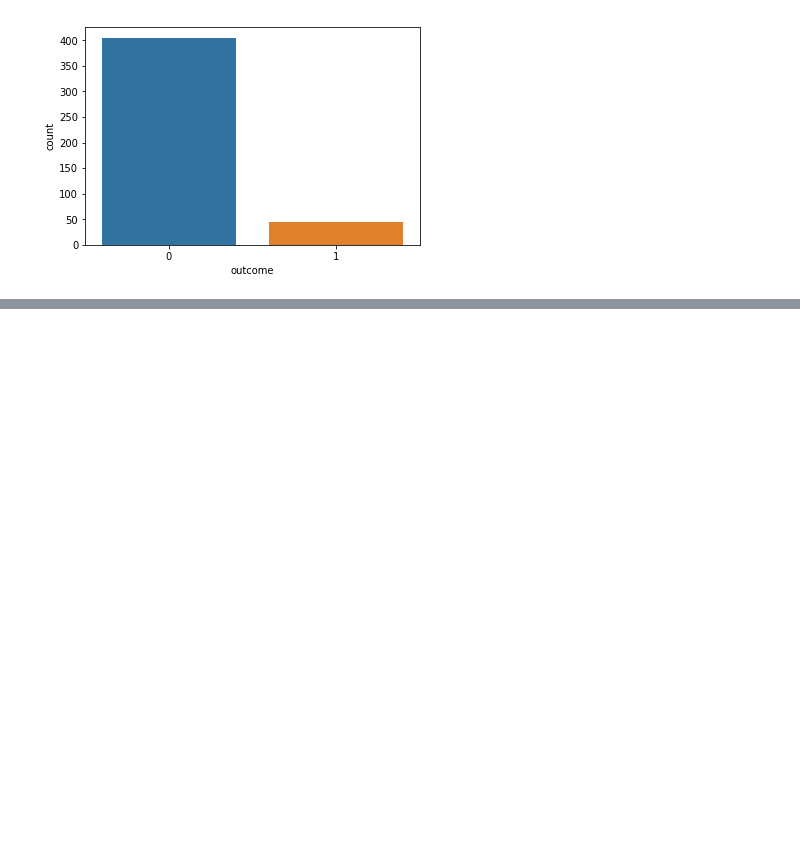
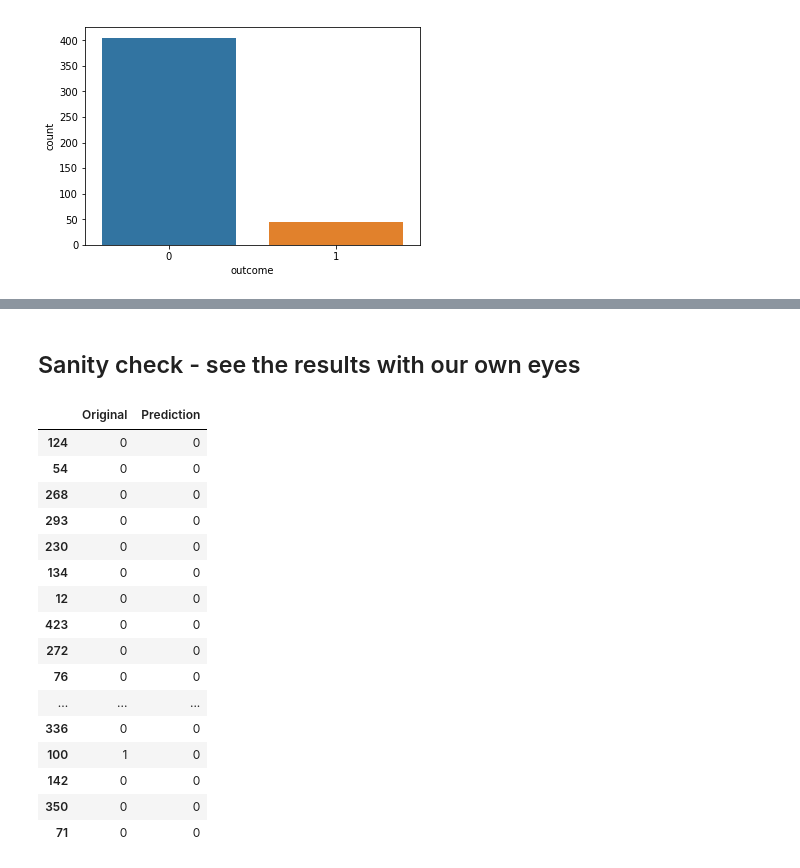
Before and after one commit to AssafR/ESTest, a Jupyter notebook: predict_patient_outcome.ipynb, the cells around one changed output, grey strips where cells are left out. Saved outputs shown, nothing was run; the diff lists cells and outputs as text; code cells hidden in the pictures; blank space fills up the shorter version.

```diff
--- a/predict_patient_outcome.ipynb
+++ b/predict_patient_outcome.ipynb
@@ -51,8 +60,0 @@ array([[<matplotlib.axes._subplots.AxesSubplot object at 0x...>,
-# %%
-y = df['outcome']
-X = df.drop
-X_train, X_test, y_train, y_test = train_test_split(X, y, random_state=0)
-from sklearn.preprocessing import MinMaxScaler
-scaler = MinMaxScaler()
-X_train = scaler.fit_transform(X_train)
-X_test = scaler.transform(X_test)
@@ -58,0 +103,19 @@ X_test = scaler.transform(X_test)
+# %%
+def fit_and_predict(df,result_column):
+    X_train, X_test, y_train, y_test = create_test_train_from_dataframe(df,result_column)
+
+    # Normalizing all features to scale (mean=0, std=1) helps improve results
+    scaler = StandardScaler()
+    X_train = scaler.fit_transform(X_train)
+    X_test = scaler.transform(X_test)
+
+    prediction = fit_logistic(X_train,y_train, X_test,y_test)
+    return X_train, X_test, y_train, y_test, prediction
+
+def print_results(y_test, prediction):
+    print("Confustion Matrix:")
+    print(confusion_matrix(y_test, prediction))
+    print("Precision score  :",precision_score(y_test,prediction))
+    print("Recall score     :",recall_score(y_test,prediction))
+    print("F1 score:")
+    print(f1_score(y_test, prediction, average='macro'))
@@ -58,0 +139,3 @@ X_test = scaler.transform(X_test)
+# %%
+X_train, X_test, y_train, y_test, prediction = fit_and_predict(df.drop('feature3',axis=1),'outcome')
+print_results(y_test, prediction)
@@ -58,0 +152,26 @@ X_test = scaler.transform(X_test)
+# %% [markdown]
+## Sanity check - see the results with our own eyes
+# %%
+df_results = pd.DataFrame()
+df_results['Original'] = y_test
+df_results['Prediction'] = prediction
+
+df_results.head(50)
+# %% [output]
+|  | Original | Prediction |
+| 124 | 0 | 0 |
+| 54 | 0 | 0 |
+| 268 | 0 | 0 |
+| 293 | 0 | 0 |
+| 230 | 0 | 0 |
+| 134 | 0 | 0 |
+| 12 | 0 | 0 |
+| 423 | 0 | 0 |
+| 272 | 0 | 0 |
+| 76 | 0 | 0 |
+| ... | ... | ... |
+| 336 | 0 | 0 |
+| 100 | 1 | 0 |
+| 142 | 0 | 0 |
+| 350 | 0 | 0 |
+| 71 | 0 | 0 |
```
Also changed, not shown: parts of 11 cells of this notebook, 1 other file.
